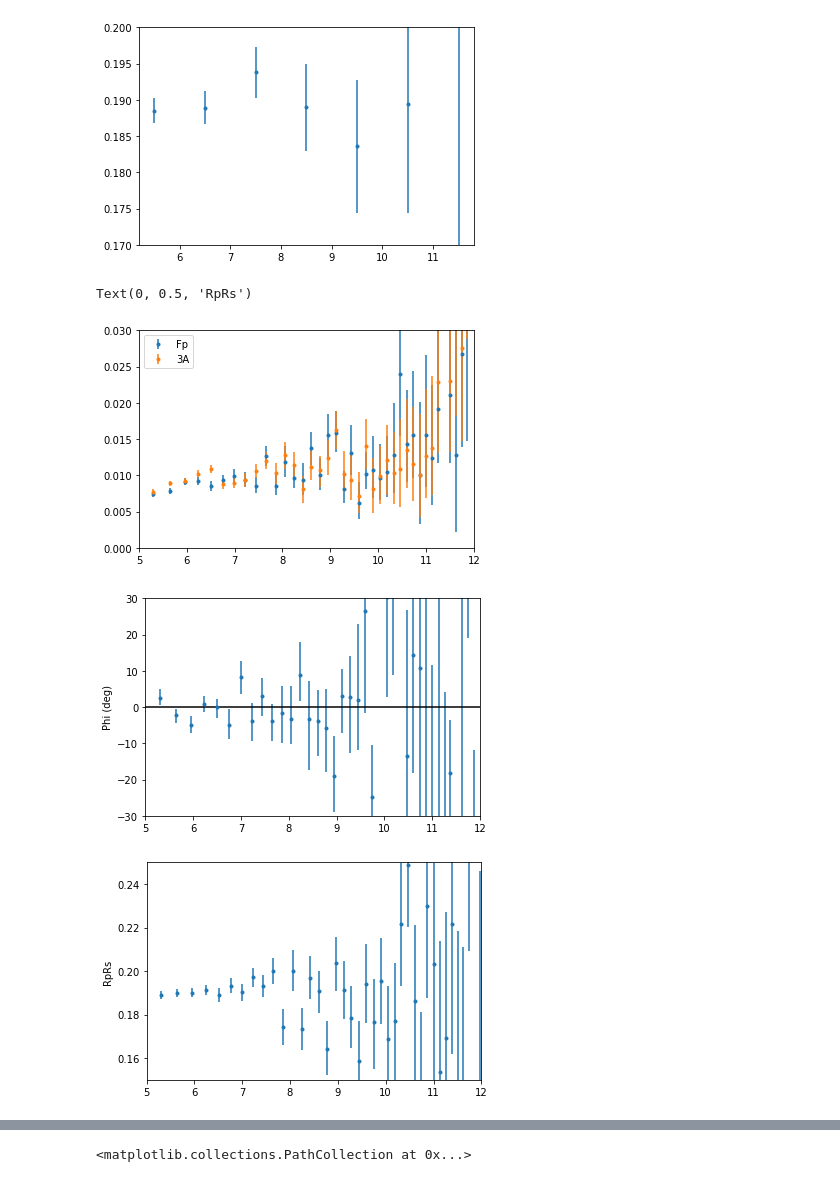
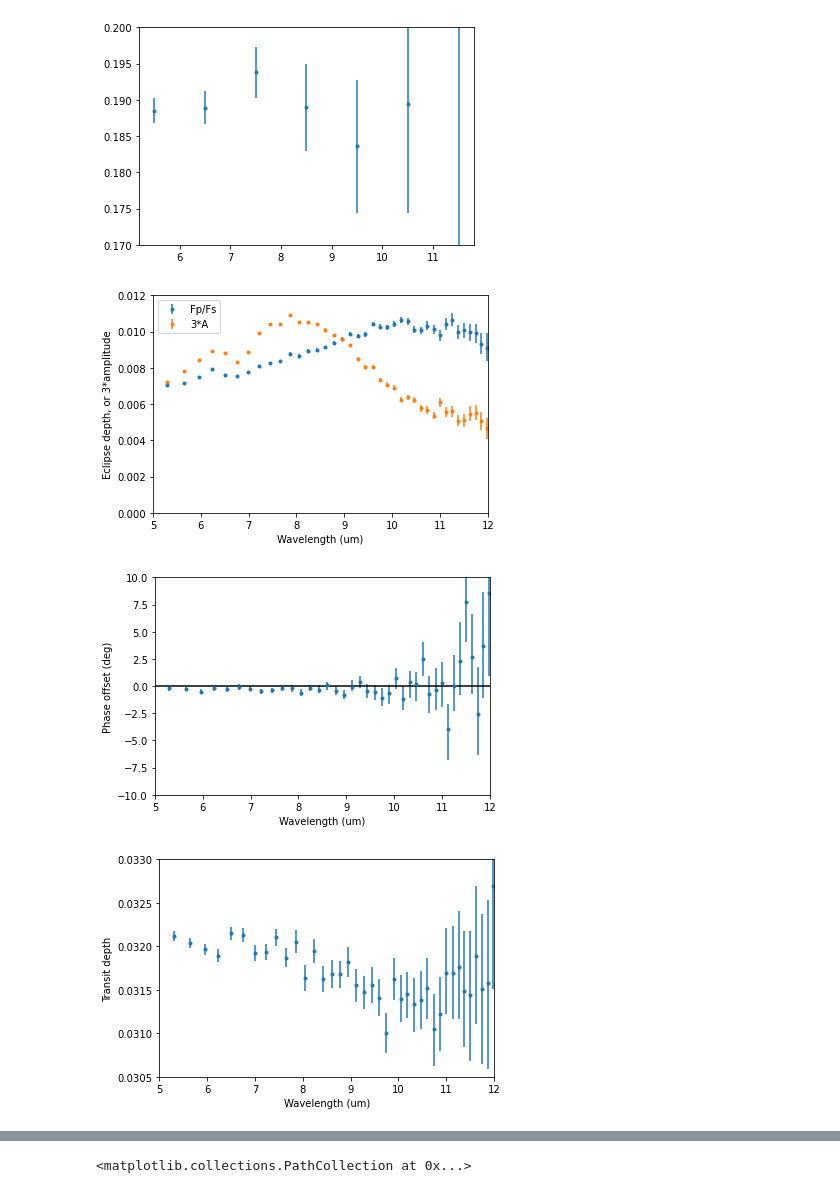
Before and after one commit to ideasrule/sparta, a Jupyter notebook: Analyze spectra.ipynb, the cells around one changed output, grey strips where cells are left out. Drawn from its saved outputs; the diff is of its cells as text; code cells hidden in the pictures.

```diff
--- a/Analyze spectra.ipynb
+++ b/Analyze spectra.ipynb
@@ -233,26 +235,32 @@ plt.ylim(0.17, 0.20)
 min_wavelengths, max_wavelengths, A_med, A_lower_err, A_upper_err, phi_med, phi_lower_err, phi_upper_err, Fp_med, Fp_lower_err, Fp_upper_err, RpRs_med, RpRs_lower_err, RpRs_upper_err = np.loadtxt("result.txt", unpack=True)
 wavelengths = (min_wavelengths + max_wavelengths) / 2
 # %%
-plt.errorbar(wavelengths, Fp_med, yerr=[Fp_lower_err, Fp_upper_err], fmt='.', label="Fp")
-plt.errorbar(wavelengths, 3*A_med, yerr=[3*A_lower_err, 3*A_upper_err], fmt='.', label="3A")
+plt.errorbar(wavelengths, Fp_med, yerr=[Fp_lower_err, Fp_upper_err], fmt='.', label="Fp/Fs")
+plt.errorbar(wavelengths, 3*A_med, yerr=[3*A_lower_err, 3*A_upper_err], fmt='.', label="3*A")
 plt.xlim(5, 12)
-plt.ylim(0, 3e-2)
+plt.ylim(0, 0.012)
 plt.legend()
+plt.xlabel("Wavelength (um)")
+plt.ylabel("Eclipse depth, or 3*amplitude")
+plt.savefig("emission.png")
 plt.figure()
 
 plt.errorbar(wavelengths, phi_med, yerr=[phi_lower_err, phi_upper_err], fmt='.')
 plt.xlim(5, 12)
-plt.ylim(-30, 30)
+plt.ylim(-10, 10)
 plt.axhline(0, color='k')
-plt.ylabel("Phi (deg)")
+plt.xlabel("Wavelength (um)")
+plt.ylabel("Phase offset (deg)")
+plt.savefig("phase_offset.png")
 plt.figure()
 
-plt.errorbar(wavelengths, RpRs_med, yerr=[RpRs_lower_err, RpRs_upper_err], fmt='.')
+plt.errorbar(wavelengths, RpRs_med**2, yerr=[2 * RpRs_med * RpRs_lower_err, 2 * RpRs_med * RpRs_upper_err], fmt='.')
 plt.xlim(5, 12)
-plt.ylim(0.15, 0.25)
-plt.ylabel("RpRs")
+plt.ylim(0.0305, 0.033)
+plt.xlabel("Wavelength (um)")
+plt.ylabel("Transit depth")
+plt.savefig("transit.png")
 # %% [output]
-Text(0, 0.5, 'RpRs')
-[figure, old version]
+[figure, new version]
-[figure, old version]
+[figure, new version]
-[figure, old version]
+[figure, new version]
```
Also changed, not shown: parts of 12 cells of this notebook, 1 other file.
